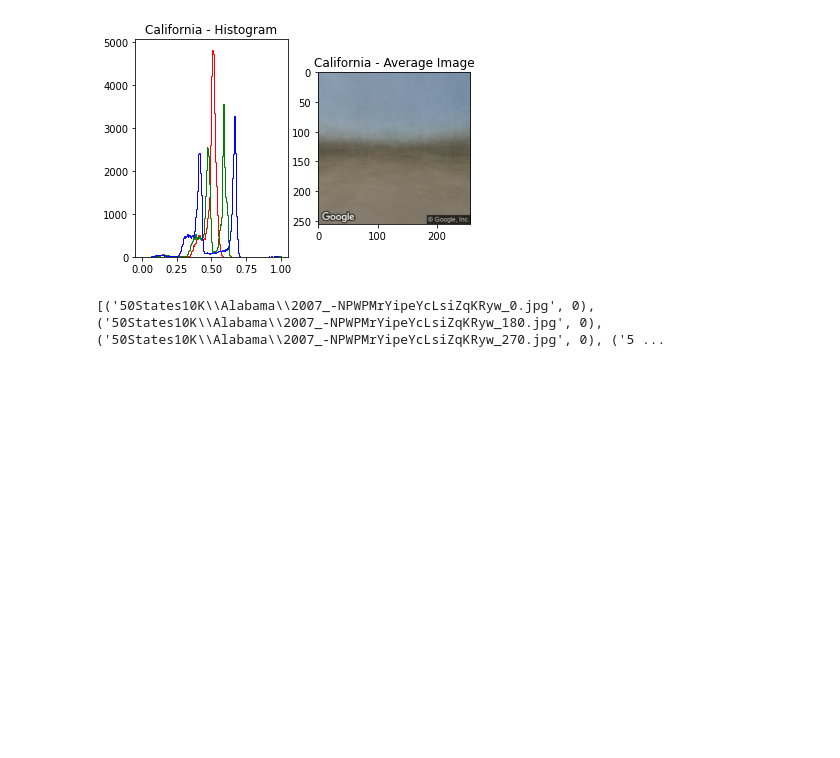
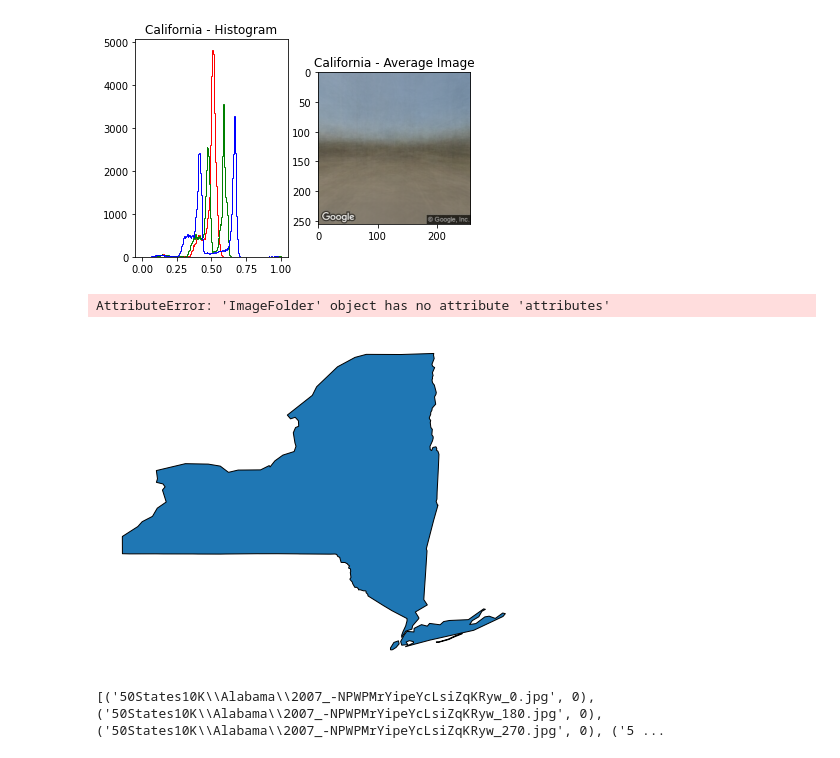
Before and after one commit to osimon8/GeoGuessrGuessr, a Jupyter notebook: notebook.ipynb, the cells around one changed output. Drawn from its saved outputs; the diff is of its cells as text; code cells hidden in the pictures; blank space fills up the shorter version.

```diff
--- a/notebook.ipynb
+++ b/notebook.ipynb
@@ -126,6 +126,24 @@ for state in desired_states:
 [figure]
 [figure]
 [figure]
+# %%
+states = geopandas.read_file('map_data/States_shapefile.shp')
+states = states.to_crs("EPSG:3395")
+states_contig = states[states['State_Name'] != 'HAWAII']
+states_contig = states_contig[states_contig['State_Name'] != 'ALASKA']
+
+# us_boundary_map = states_contig.boundary.plot(figsize=(18, 12), color='Black', linewidth=1)
+# us_map = states_contig.plot(ax=us_boundary_map, linewidth=4)
+# us_map.axis('off')
+# %%
+ny = states[states['State_Name'] == 'NEW YORK']
+ny_boundary = ny.boundary.plot(figsize=(9, 6), color='Black', linewidth=1)
+us_map = ny.plot(ax=ny_boundary, linewidth=4)
+us_map.axis('off')
+print(dataset)
+# %% [output]
+AttributeError: 'ImageFolder' object has no attribute 'attributes'
+[figure, added]
 # %%
 dataframe = pd.DataFrame()
 
```
Also changed, not shown: 12 other files.
